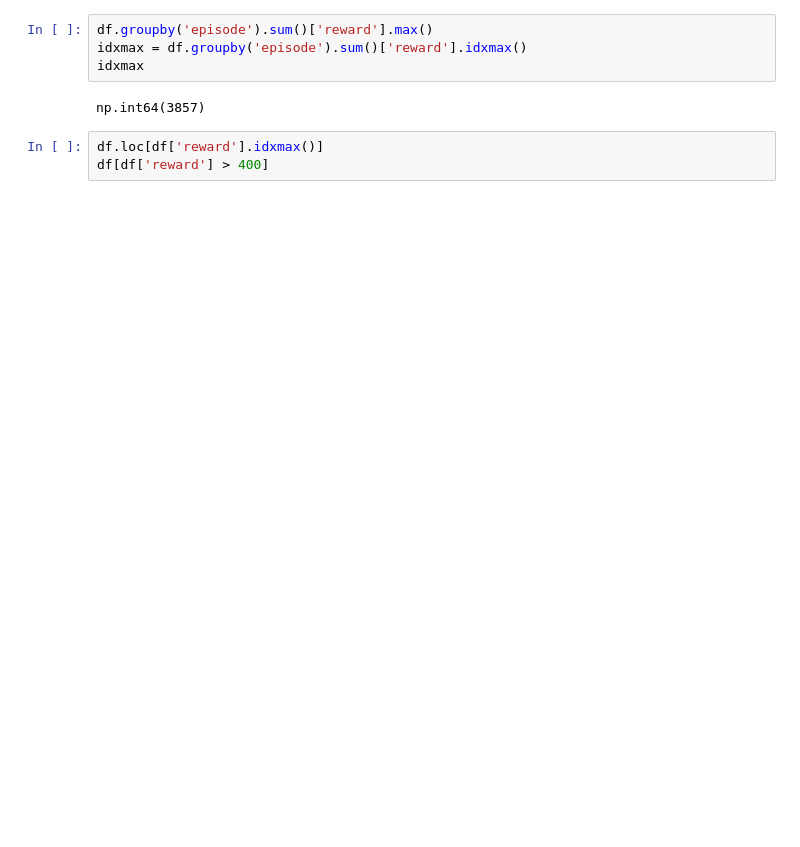
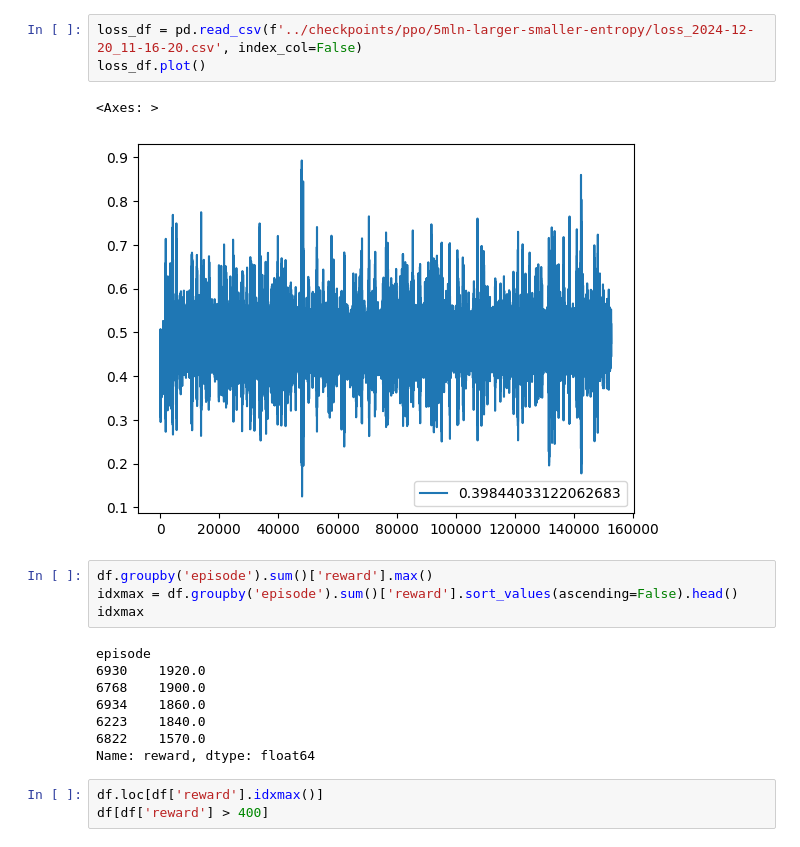
Before and after one commit to pavonism/reinforcement-learning, a Jupyter notebook: scripts/CheckMetrics.ipynb, the cells around one changed output. Drawn from its saved outputs; the diff is of its cells as text; blank space fills up the shorter version.

```diff
--- a/scripts/CheckMetrics.ipynb
+++ b/scripts/CheckMetrics.ipynb
@@ -20,9 +19,21 @@ episodes_in_metrics = df.groupby("episode").count()
+# %%
+loss_df = pd.read_csv(f'../checkpoints/ppo/5mln-larger-smaller-entropy/loss_2024-12-20_11-16-20.csv', index_col=False)
+loss_df.plot()
+# %% [output]
+<Axes: >
+[figure, added]
 # %%
 df.groupby('episode').sum()['reward'].max()
-idxmax = df.groupby('episode').sum()['reward'].idxmax()
+idxmax = df.groupby('episode').sum()['reward'].sort_values(ascending=False).head()
 idxmax
 # %% [output]
-np.int64(3857)
+episode
+6930    1920.0
+6768    1900.0
+6934    1860.0
+6223    1840.0
+6822    1570.0
+Name: reward, dtype: float64
 # %%
 df.loc[df['reward'].idxmax()]
 df[df['reward'] > 400]
```
Also changed, not shown: parts of 1 cell of this notebook, 3 other files.
